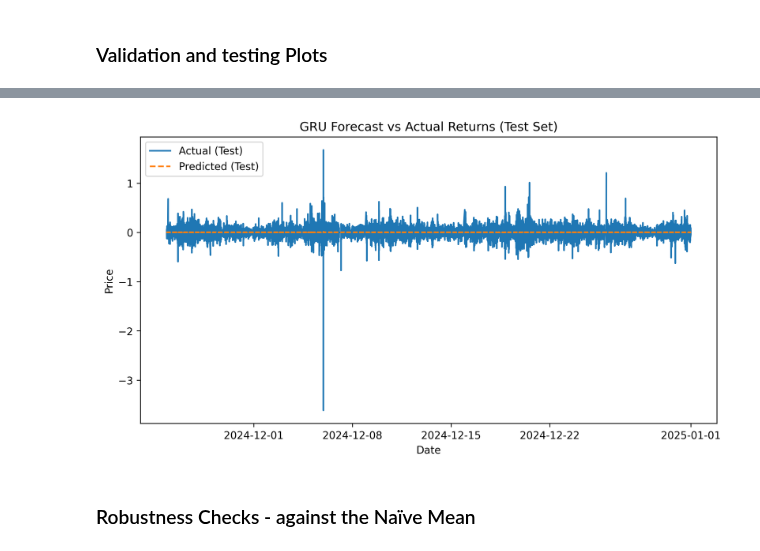
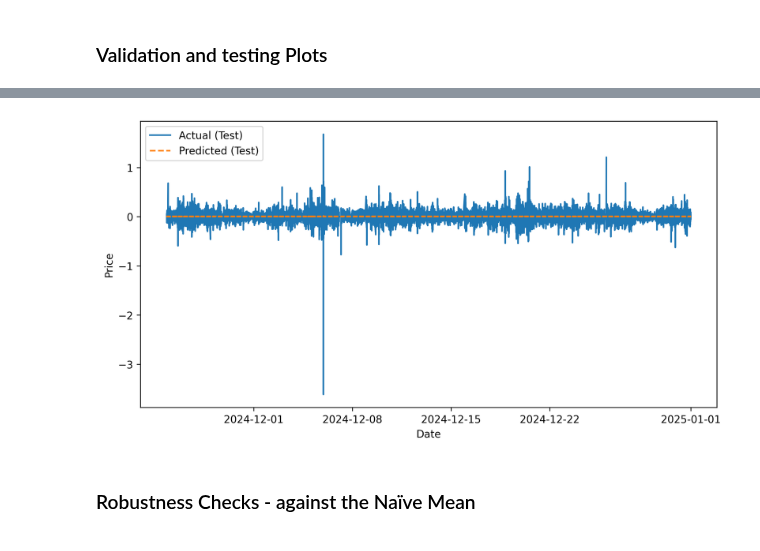
Before and after one commit to alexzheng123/EC331-project, a Jupyter notebook: EMH/Code/GRU_model_1.ipynb, the cells around one changed output, grey strips where cells are left out. Cells and saved outputs as stored; diff of their text form; code cells hidden in the pictures.

```diff
--- a/EMH/Code/GRU_model_1.ipynb
+++ b/EMH/Code/GRU_model_1.ipynb
@@ -370,27 +368,27 @@ plt.show()
 # %%
 import matplotlib.dates as mdates
 
 # Extract date index for plotting
 plt.figure(figsize=(10, 5))
 date_index = test_data.index[window_size:]  # Align with sequence offset
 
 # Plot actual vs predicted Returns% for test set
 plt.plot(date_index, y_test_inverse, label='Actual (Test)')
 plt.plot(date_index, predicted_test_inverse, label='Predicted (Test)', linestyle='dashed')
 
-plt.title('GRU Forecast vs Actual Returns (Test Set)')
+# plt.title('GRU Forecast vs Actual Returns (Test Set)')
 plt.xlabel('Date')
 plt.ylabel('Price')
 
 # Show only a few major ticks with full date format
 plt.gca().xaxis.set_major_locator(mdates.AutoDateLocator(minticks=5, maxticks=10))  # Adjust the number of shown ticks
 plt.gca().xaxis.set_major_formatter(mdates.DateFormatter('%Y-%m-%d'))  # Full date format
 
 # plt.xticks(rotation=45)
 plt.legend()
 plt.show()
 # %% [output]
-[figure, old version]
+[figure, new version]
 # %% [markdown]
 ### Robustness Checks - against the Naïve Mean
 # %%
```
Also changed, not shown: parts of 3 cells of this notebook, 11 other files.
